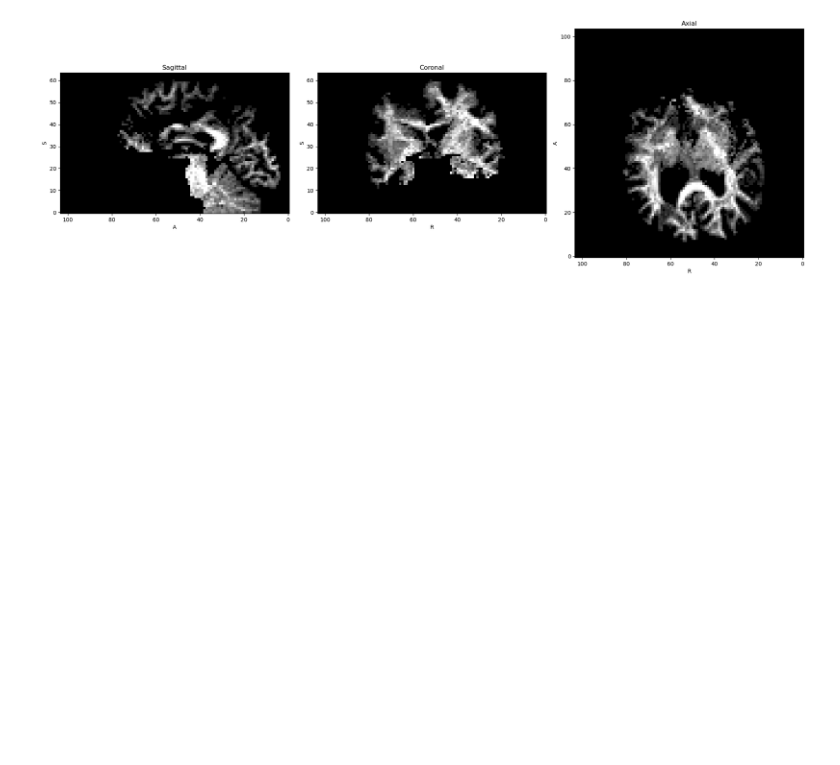
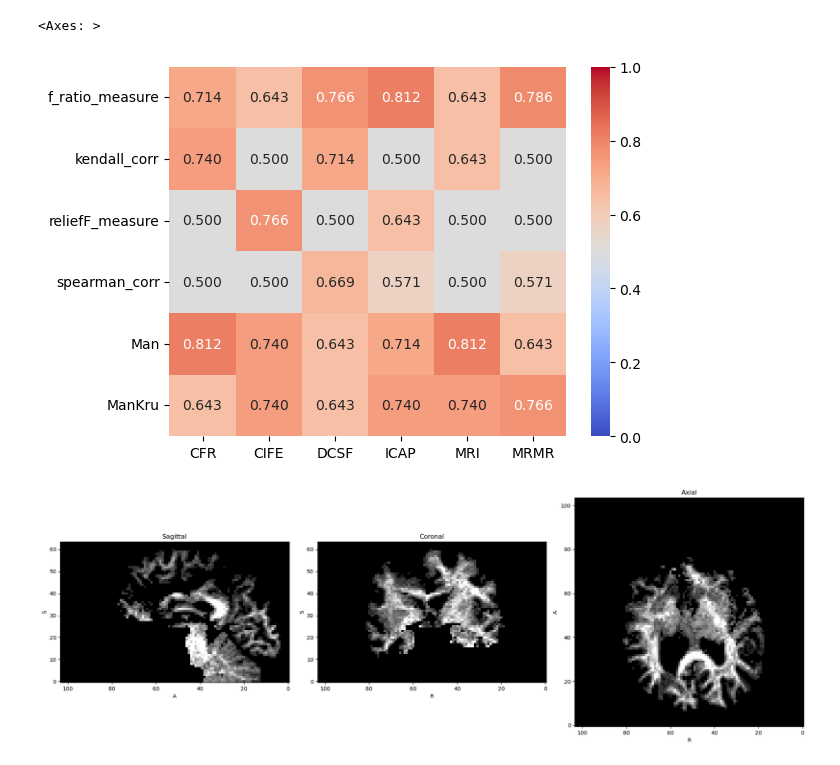
Before and after one commit to PiLAB-Medical-Imaging/TFE23-740_Epilepsy, a Jupyter notebook: src/pythorchAnalysis.ipynb, the cells around one changed output. Saved outputs shown, nothing was run; the diff lists cells and outputs as text; code cells hidden in the pictures; blank space fills up the shorter version.

```diff
--- a/src/pythorchAnalysis.ipynb
+++ b/src/pythorchAnalysis.ipynb
@@ -27,3 +29,18 @@ from sklearn.model_selection import LeaveOneOut, train_test_split
 from datetime import datetime
 
 # from google.colab import drive
+# %%
+dfs = {}
+
+for algorithm in ["logreg", "svm", "knn", "mlp", "gauss"]:
+    dfs[algorithm] = utils.printTableUniMulti(
+        f"../study/stats/results-{algorithm}-loo-filter-Uni-Multi.json",
+        score="acc",
+        skip_uni=["fechner_corr", "gini_index", "information_gain", "pearson_corr", "su_measure"],
+        skip_multi=["CMIM", "IWFS", "JMI", "MIM"],
+        add_uni={
+            "Man": f"../study/stats/results-{algorithm}-loo-filter-Man-Multi.json",
+            "ManKru": f"../study/stats/results-{algorithm}-loo-filter-ManKru-Multi.json"
+        }
+    )
+    print()
@@ -30,3 +65,8 @@ from datetime import datetime
+# %%
+sns.heatmap(dfs["logreg"], annot=True, fmt=".3f", vmin=0, vmax=1, cmap="coolwarm")
+# %% [output]
+<Axes: >
+[figure, added]
 # %%
 info_df = pd.read_csv(f"../study/stats/info.csv")
 # %%
```
Also changed, not shown: parts of 2 cells of this notebook, 1 other file.
